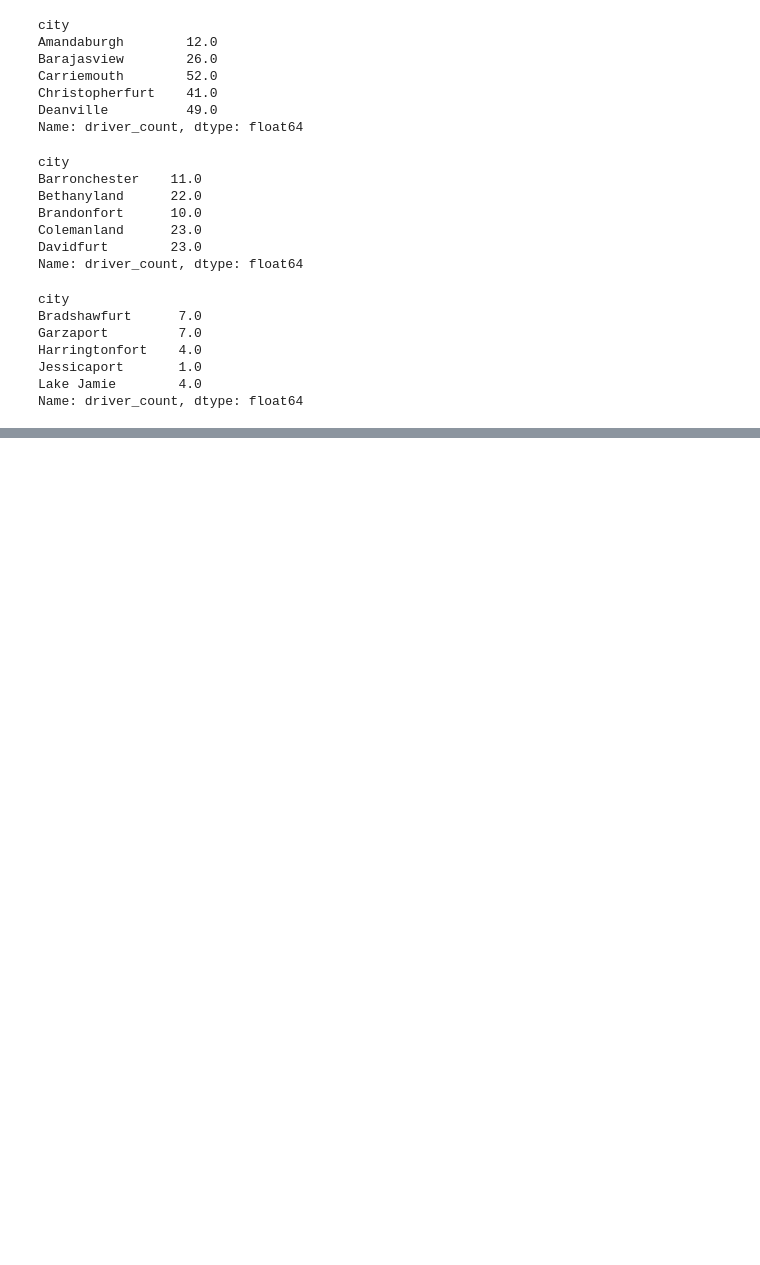
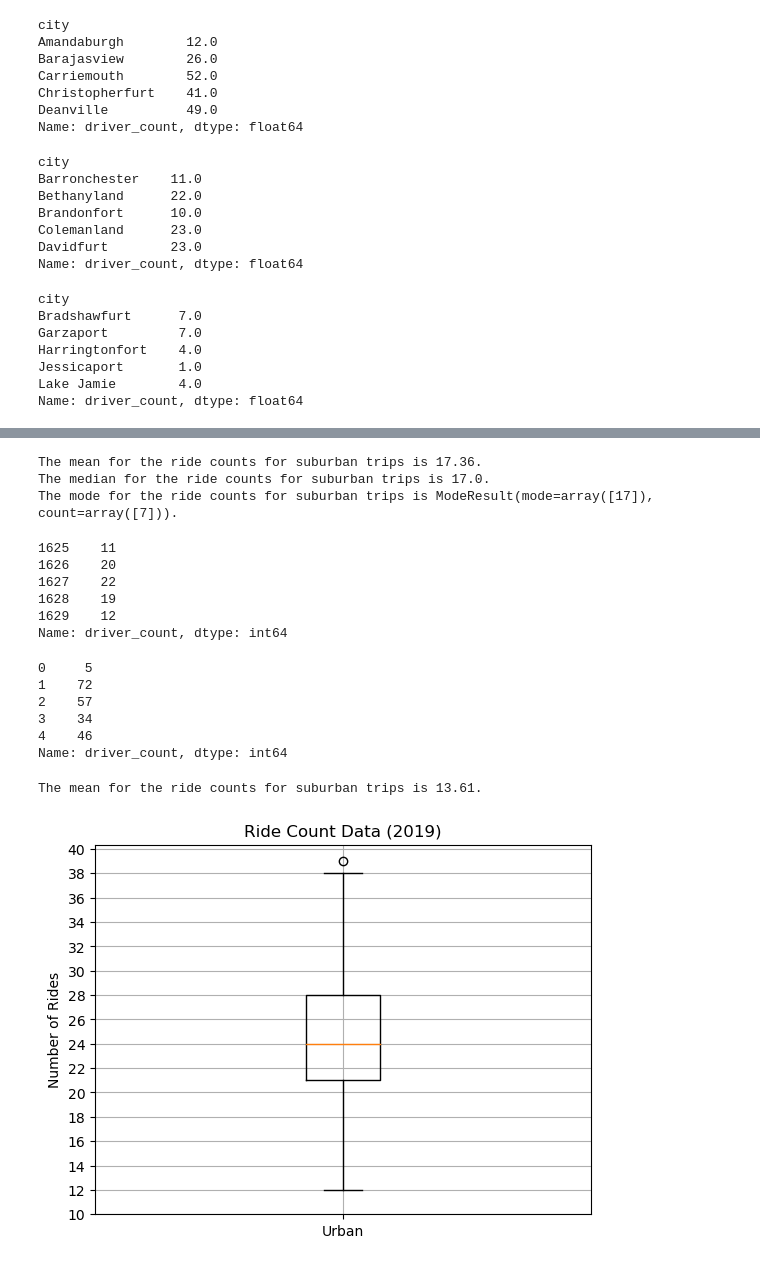
Before and after one commit to meggrooms/PyBer_Analysis, a Jupyter notebook: PyBer.ipynb, the cells around one changed output, grey strips where cells are left out. Saved outputs shown, nothing was run; the diff lists cells and outputs as text; code cells hidden in the pictures; blank space fills up the shorter version.

```diff
--- a/PyBer.ipynb
+++ b/PyBer.ipynb
@@ -366,0 +595,41 @@ plt.show()
+# %%
+# Calculate the measures of central tendency for the ride count for the urban cities.
+mean_suburban_ride_count = np.mean(suburban_ride_count)
+print(f"The mean for the ride counts for suburban trips is {mean_suburban_ride_count:.2f}.")
+
+median_suburban_ride_count = np.median(suburban_ride_count)
+print(f"The median for the ride counts for suburban trips is {median_suburban_ride_count}.")
+
+mode_suburban_ride_count = sts.mode(suburban_ride_count)
+print(f"The mode for the ride counts for suburban trips is {mode_suburban_ride_count}.")
+# %% [output]
+The mean for the ride counts for suburban trips is 17.36.
+The median for the ride counts for suburban trips is 17.0.
+The mode for the ride counts for suburban trips is ModeResult(mode=array([17]), count=array([7])).
+# %%
+# Get the driver count data from the suburban cities.
+suburban_drivers = suburban_cities_df['driver_count']
+suburban_drivers.head()
+# %% [output]
+1625    11
+1626    20
+1627    22
+1628    19
+1629    12
+Name: driver_count, dtype: int64
+# %%
+# Get the driver count data from the urban cities.
+urban_drivers = urban_cities_df['driver_count']
+urban_drivers.head()
+# %% [output]
+0     5
+1    72
+2    57
+3    34
+4    46
+Name: driver_count, dtype: int64
+# %%
+mean_suburban_ride_count = np.mean(suburban_driver_count)
+print(f"The mean for the ride counts for suburban trips is {mean_suburban_ride_count:.2f}.")
+# %% [output]
+The mean for the ride counts for suburban trips is 13.61.
@@ -366,0 +638,13 @@ plt.show()
+# %%
+# Create a box-and-whisker plot for the urban cities ride count.
+x_labels = ["Urban"]
+fig, ax = plt.subplots()
+ax.boxplot(urban_ride_count, labels=x_labels)
+# Add the title, y-axis label and grid.
+ax.set_title('Ride Count Data (2019)')
+ax.set_ylabel('Number of Rides')
+ax.set_yticks(np.arange(10, 41, step=2.0))
+ax.grid()
+plt.show()
+# %% [output]
+[figure, added]
```
Also changed, not shown: parts of 49 cells of this notebook.
